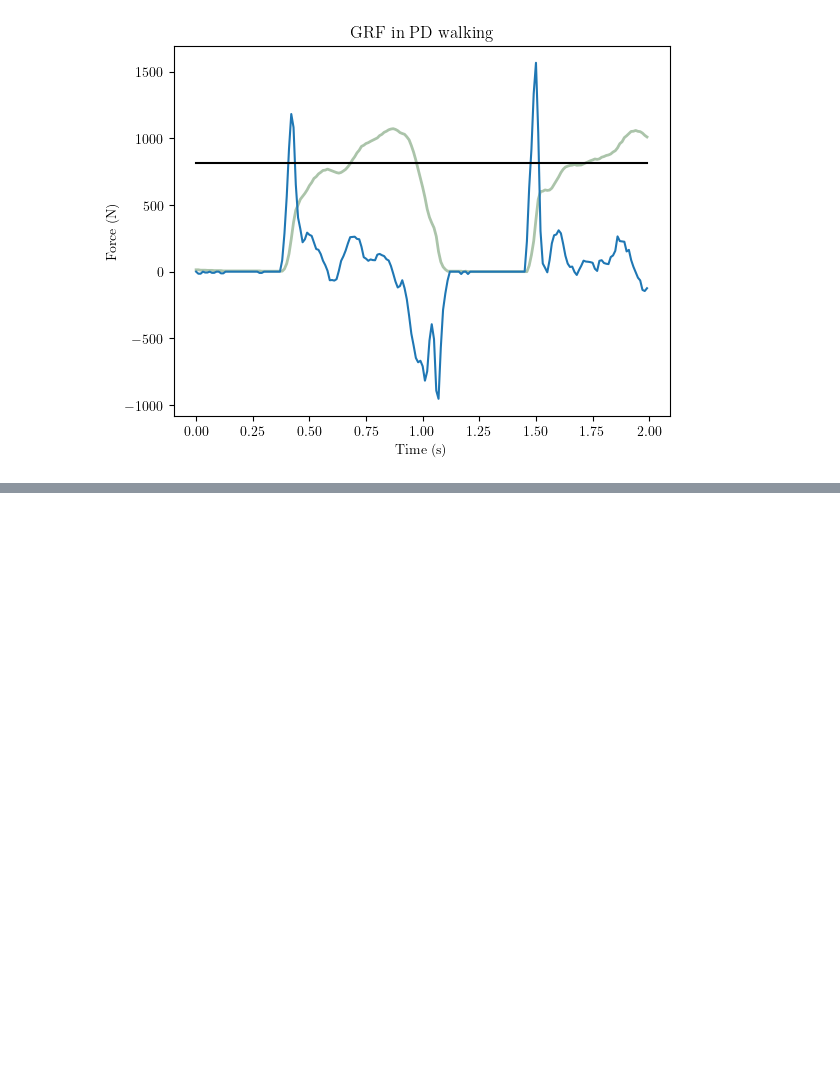
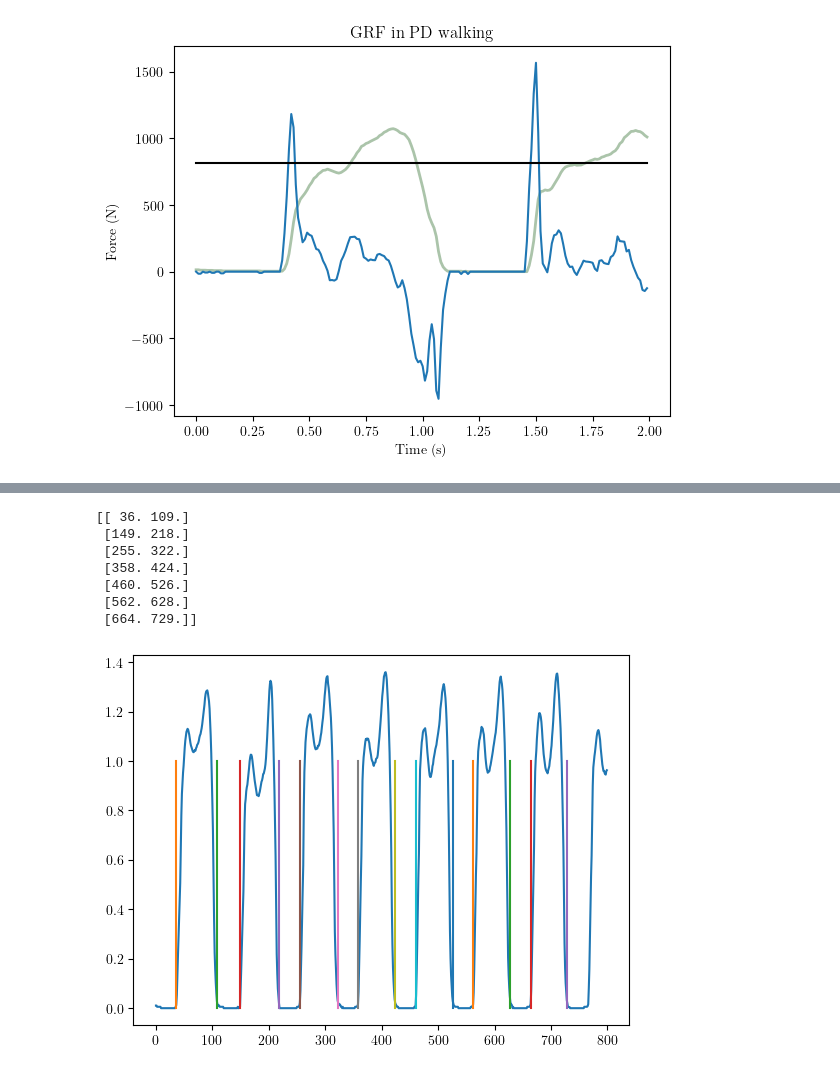
Before and after one commit to jpowell24/learningML, a Jupyter notebook: Python_exercises/PARK-GAIT1.ipynb, the cells around one changed output, grey strips where cells are left out. Cells and saved outputs as stored; diff of their text form; code cells hidden in the pictures; blank space fills up the shorter version.

```diff
--- a/Python_exercises/PARK-GAIT1.ipynb
+++ b/Python_exercises/PARK-GAIT1.ipynb
@@ -163,0 +186,47 @@ plt.plot(x * 0 + 0.83, y)
+# %%
+def get_step_indexes(data, sampling_rate):
+
+    num_steps = get_num_steps(data, sampling_rate);
+
+    step_indexes = np.zeros((num_steps, 2));
+
+    step = 0;
+    i = 0;
+    while i < len(data):
+        start_pos = 0;
+        end_pos = 0;
+        if data[i] > 0.1:
+            start_pos = i;
+            while data[i] > 0.1:
+                i += 1;
+                if i == len(data):
+                    step_indexes = np.delete(step_indexes, -1, 0);
+                    break;
+                elif data[i] < 0.1:
+                    end_pos = i;
+                    step_indexes[step, 0] = start_pos - 2;
+                    step_indexes[step, 1] = end_pos + 2;
+                    step += 1;
+        i += 1;
+
+    return step_indexes;
+# %%
+steps = get_step_indexes(y, 1);
+
+print(steps)
+
+plt.plot(y)
+
+x = np.linspace(0, 1, 100);
+for coords in steps:
+    plt.plot(x * 0 + coords[0], x)
+    plt.plot(x * 0 + coords[1], x)
+# %% [output]
+[[ 36. 109.]
+ [149. 218.]
+ [255. 322.]
+ [358. 424.]
+ [460. 526.]
+ [562. 628.]
+ [664. 729.]]
+[figure, added]
```
Also changed, not shown: parts of 6 cells of this notebook.
